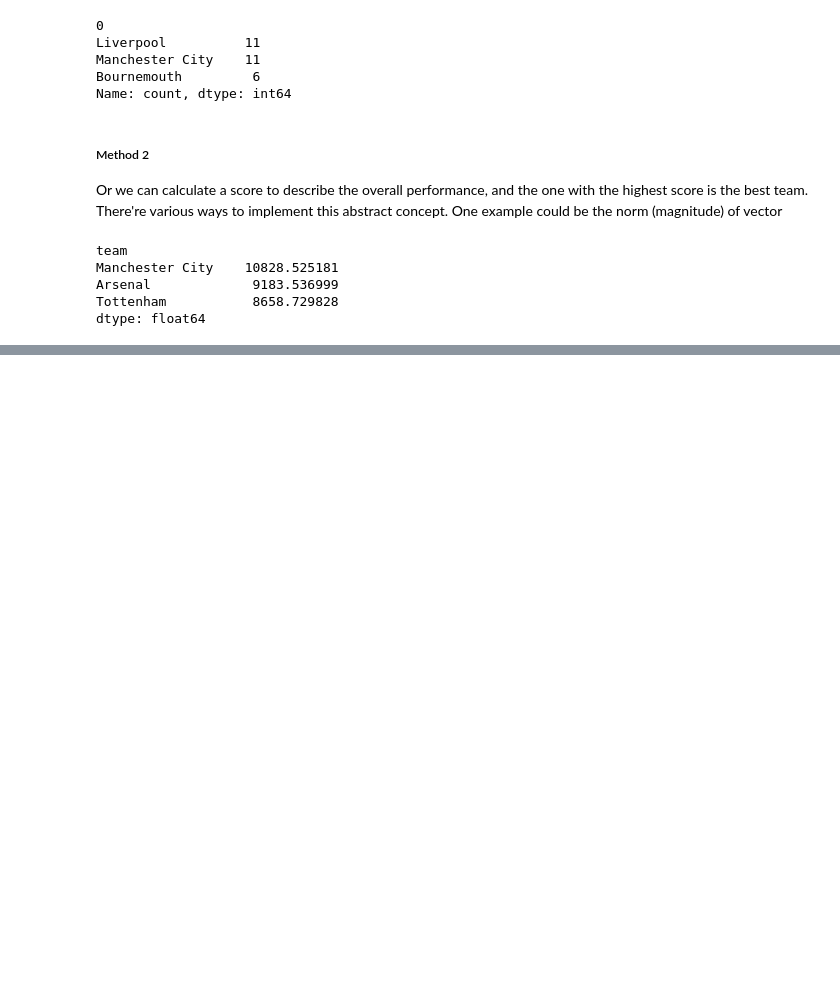
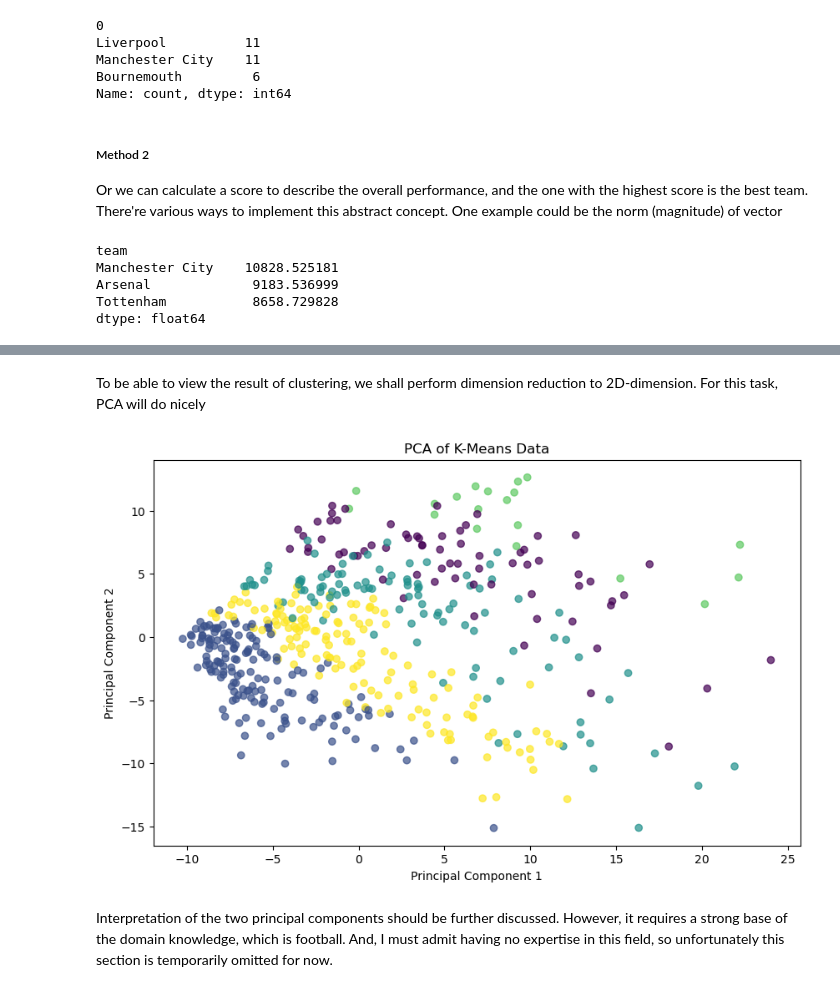
Before and after one commit to Huycuong03/Analyze-the-2023-2024-Premier-League-season, a Jupyter notebook: main.ipynb, the cells around one changed output, grey strips where cells are left out. Drawn from its saved outputs; the diff is of its cells as text; code cells hidden in the pictures; blank space fills up the shorter version.

```diff
--- a/main.ipynb
+++ b/main.ipynb
@@ -233,0 +268,15 @@ Both of the methods yield the same result where Manchester City is shown to have
+# %% [markdown]
+To be able to view the result of clustering, we shall perform dimension reduction to 2D-dimension. For this task, PCA will do nicely
+# %%
+pca = PCA(n_components=2)
+stats_pca = pca.fit_transform(StandardScaler().fit_transform(nan_free_stats))
+plt.figure(figsize=(10, 6))
+plt.scatter(stats_pca[:, 0], stats_pca[:, 1], c=kmeans.labels_, cmap='viridis', alpha=0.7)
+plt.title('PCA of K-Means Data')
+plt.xlabel('Principal Component 1')
+plt.ylabel('Principal Component 2')
+plt.show()
+# %% [output]
+[figure, added]
+# %% [markdown]
+Interpretation of the two principal components should be further discussed. However, it requires a strong base of the domain knowledge, which is football. And, I must admit having no expertise in this field, so unfortunately this section is temporarily omitted for now.
```
Also changed, not shown: parts of 12 cells of this notebook, 1 other file.
